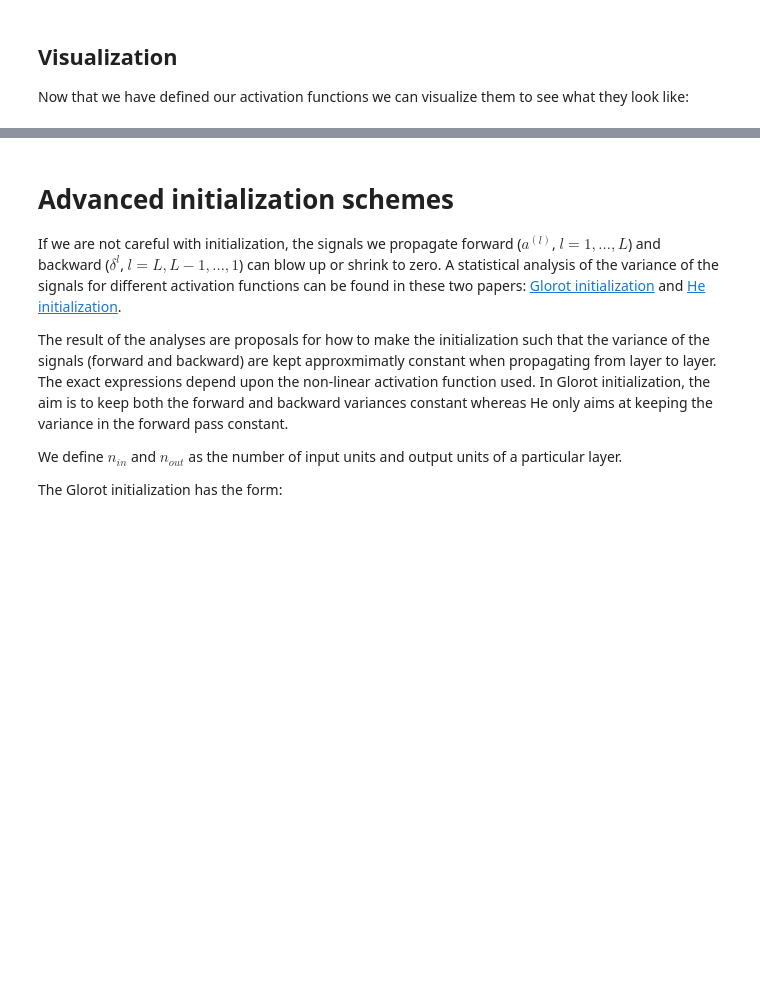
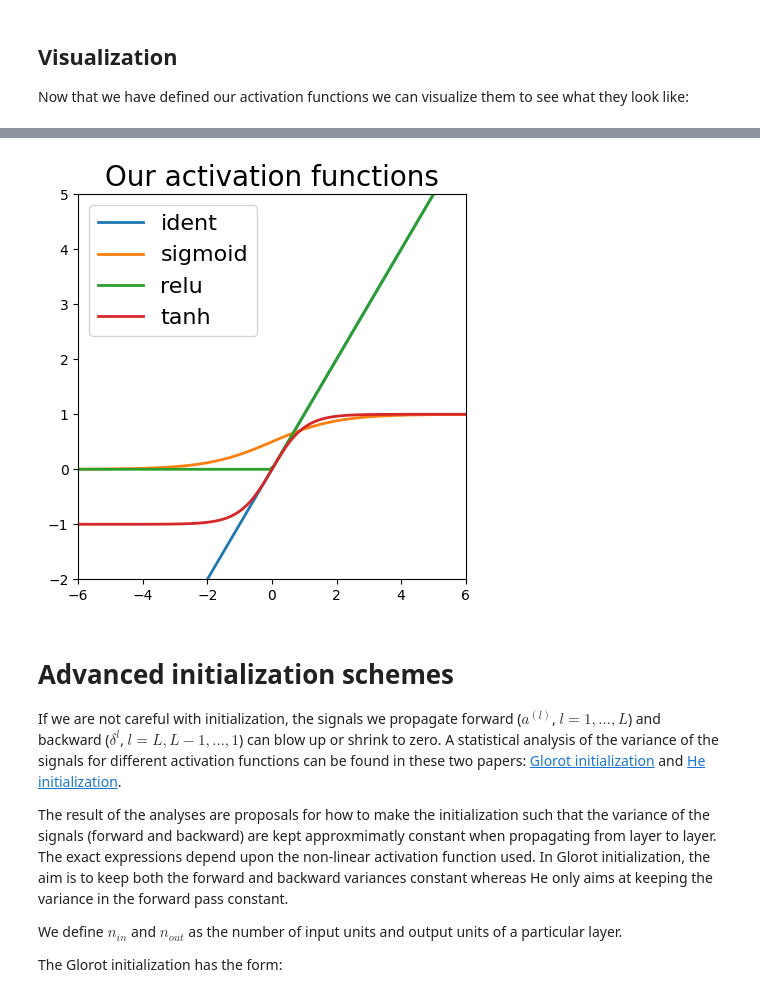
Before and after one commit to tomhoq/DeepLearning, a Jupyter notebook: 2_Feedforward_Python/2.1-EXE-FNN-AutoDif-Nanograd.ipynb, the cells around one changed output, grey strips where cells are left out. Drawn from its saved outputs; the diff is of its cells as text; code cells hidden in the pictures; blank space fills up the shorter version.

```diff
--- a/2_Feedforward_Python/2.1-EXE-FNN-AutoDif-Nanograd.ipynb
+++ b/2_Feedforward_Python/2.1-EXE-FNN-AutoDif-Nanograd.ipynb
@@ -27,8 +27,8 @@ All the frameworks for deep learning you will meet from now on use automatic dif
 The [Nanograd](https://github.com/rasmusbergpalm/nanograd) framework defines a class Var which both holds a value and gradient value that we can use to store the intermediate values when we apply the chain rule of differentiation.
 # %%
 # Copy and pasted from https://github.com/rasmusbergpalm/nanograd/blob/3a1bf9e9e724da813bfccf91a6f309abdade9f39/nanograd.py
-
-from math import exp, log
+import math
+from math import exp, log, tanh
 
 class Var:
     """
@@ -73,6 +73,23 @@ class Var:
 
     def relu(self):
         return Var(self.v if self.v > 0.0 else 0.0, lambda: [(self, 1.0 if self.v > 0.0 else 0.0)])
+
+    def ident(self):
+        return self
+
+    def tanh(self):
+        return Var(math.tanh(self.v),lambda: [(self, 1 - math.tanh(self.v)**2 )])
+
+    def sigm(self):
+        d = 1/(math.exp(-self.v)+1)
+
+        return Var(d, lambda:[(d*(1-d))])
+
+    def exp(self):
+        return Var(exp(self.v), lambda: [(self, exp(self.v))])
+
+    def log(self):
+        return Var(log(self.v), lambda: [(self, self.v ** -1)])
 # %% [markdown]
 A few examples illustrate how we can use this:
 # %%
@@ -413,14 +430,29 @@ class DenseLayer:
         # We therefore loop over the (number of) nodes in the current layer:
         for j in range(len(weights[0])):
             # Initialize the node value depending on its corresponding parameters.
-            node = Var(0.0) # <- Insert code
+            node = self.bias[j] # <- Insert code
             # We now finish the linear transformation corresponding to the parameters of the currently considered node.
             for i in range(len(single_input)):
-                node += Var(0.0)  # <- Insert code
+                node += single_input[i] * weights[i][j]  # <- Insert code
             node = self.act_fn(node)
             out.append(node)
 
         return out
+
+    def print_parameters(self, layer_num):
+      print(f"Parameters for Layer {layer_num}:")
+      print("Weights:")
+      for row in self.weights:
+        for weight in row:
+          print(weight)
+      print("Bias:")
+      for bias in self.bias:
+        print(bias)
+
+    def print_network_parameters(network):
+      for idx, layer in enumerate(network):
+        layer.print_parameters(idx+1)
+        print("-" * 50)
 # %% [markdown]
 ## Exercise f) Add more activation functions
 
@@ -484,21 +555,23 @@ plt.plot(x,y)
 # %%
 # Testing all activation layers
 
 x = np.linspace(-6, 6, 100)
 units = {
-    "identity": lambda x: x.identity(),
-    "sigmoid": lambda x: x.sigmoid(),
+    "ident": lambda x: x.ident(),
+    "sigmoid": lambda x: x.sigm(),
     "relu": lambda x: x.relu(),
     "tanh": lambda x: x.tanh()
 }
 
 plt.figure(figsize=(5, 5))
 [plt.plot(x, Var_to_nparray(forward(nparray_to_Var(x), [DenseLayer(1, 1, unit, initializer = ConstantInitializer(1.0))]) ), label=unit_name, lw=2) for unit_name, unit in units.items()] # unit(nparray_to_Var(x))), label=unit_name, lw=2) for unit_name, unit in units.items()]
 plt.legend(loc=2, fontsize=16)
 plt.title('Our activation functions', fontsize=20)
 plt.ylim([-2, 5])
 plt.xlim([-6, 6])
 plt.show()
+# %% [output]
+[figure, added]
 # %% [markdown]
 # Advanced initialization schemes
 
```
Also changed, not shown: parts of 25 cells of this notebook.
